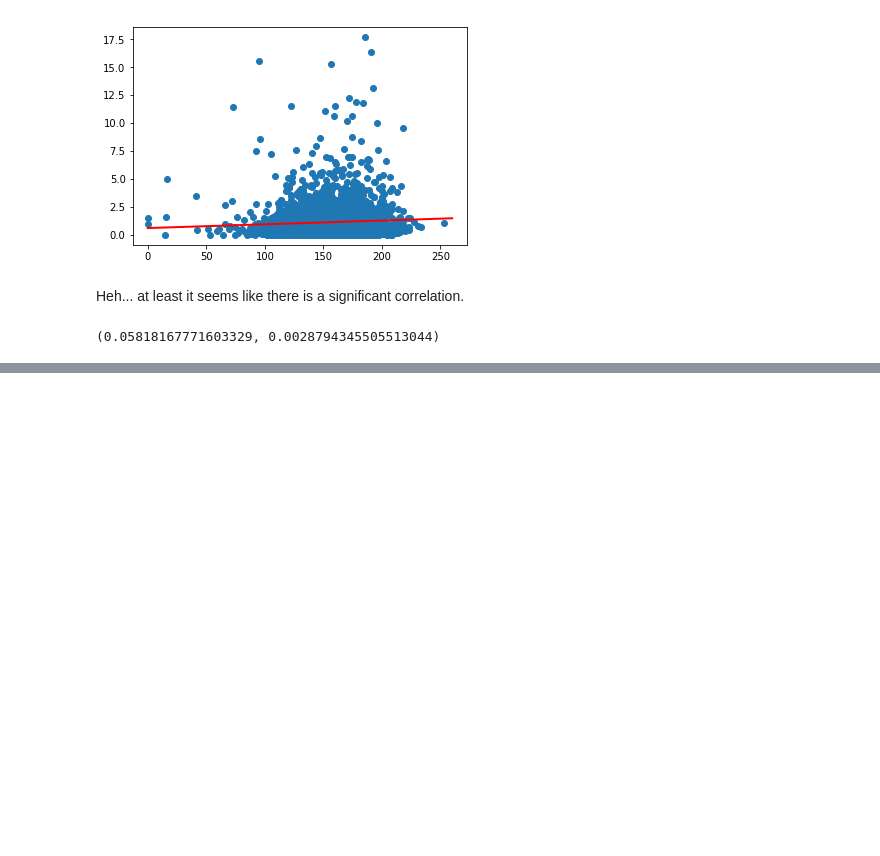
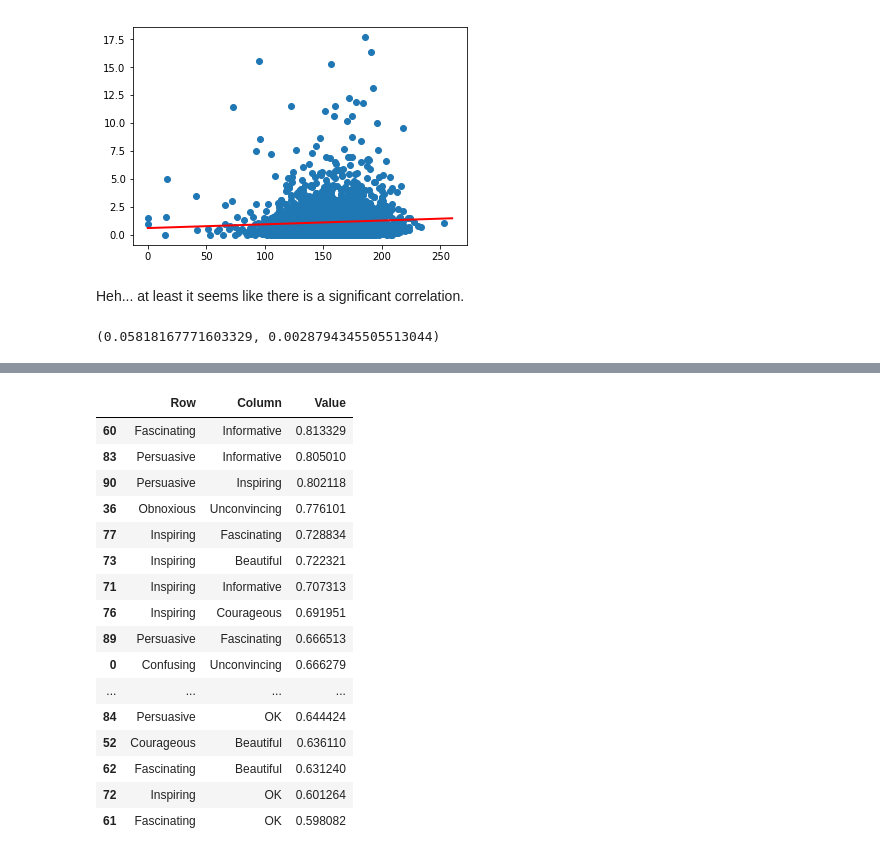
Before and after one commit to parkeraddison/ted-talks-analysis, a Jupyter notebook: basic-stats.ipynb, the cells around one changed output, grey strips where cells are left out. Saved outputs shown, nothing was run; the diff lists cells and outputs as text; code cells hidden in the pictures; blank space fills up the shorter version.

```diff
--- a/basic-stats.ipynb
+++ b/basic-stats.ipynb
@@ -282,0 +386,5 @@ pearsonr(words_per_min, confusing_rankings_percent)
+# %%
+ranking_corrs_tri = ranking_corrs.where(~np.triu(np.ones(ranking_corrs.shape)).astype(np.bool))
+
+ranking_corrs_stack = ranking_corrs_tri.stack().reset_index()
+ranking_corrs_stack.columns = ['Row','Column','Value']
@@ -282,0 +400,21 @@ pearsonr(words_per_min, confusing_rankings_percent)
+# %%
+ranking_corrs_stack = ranking_corrs_stack.sort_values("Value", ascending=False)
+ranking_corrs_stack.head(20)
+# %% [output]
+|  | Row | Column | Value |
+| 60 | Fascinating | Informative | 0.813329 |
+| 83 | Persuasive | Informative | 0.805010 |
+| 90 | Persuasive | Inspiring | 0.802118 |
+| 36 | Obnoxious | Unconvincing | 0.776101 |
+| 77 | Inspiring | Fascinating | 0.728834 |
+| 73 | Inspiring | Beautiful | 0.722321 |
+| 71 | Inspiring | Informative | 0.707313 |
+| 76 | Inspiring | Courageous | 0.691951 |
+| 89 | Persuasive | Fascinating | 0.666513 |
+| 0 | Confusing | Unconvincing | 0.666279 |
+| ... | ... | ... | ... |
+| 84 | Persuasive | OK | 0.644424 |
+| 52 | Courageous | Beautiful | 0.636110 |
+| 62 | Fascinating | Beautiful | 0.631240 |
+| 72 | Inspiring | OK | 0.601264 |
+| 61 | Fascinating | OK | 0.598082 |
```
Also changed, not shown: parts of 23 cells of this notebook.
